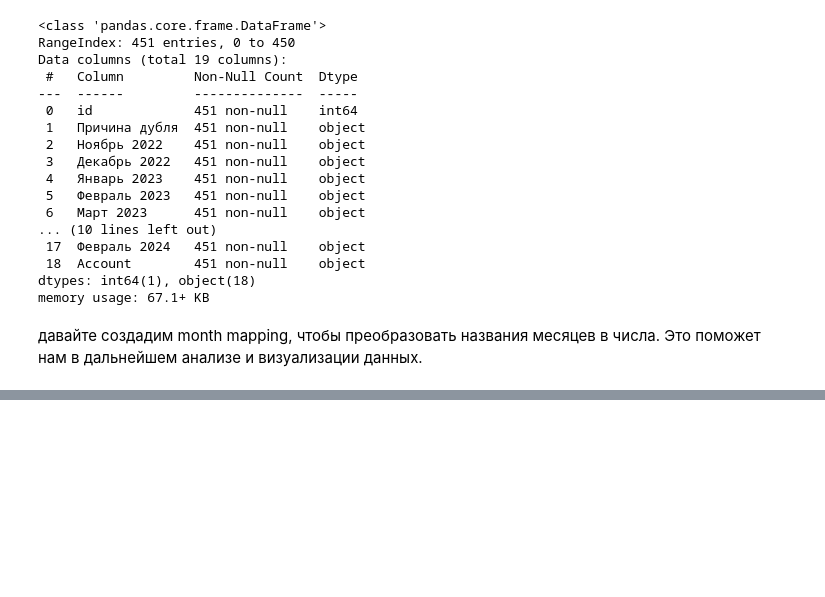
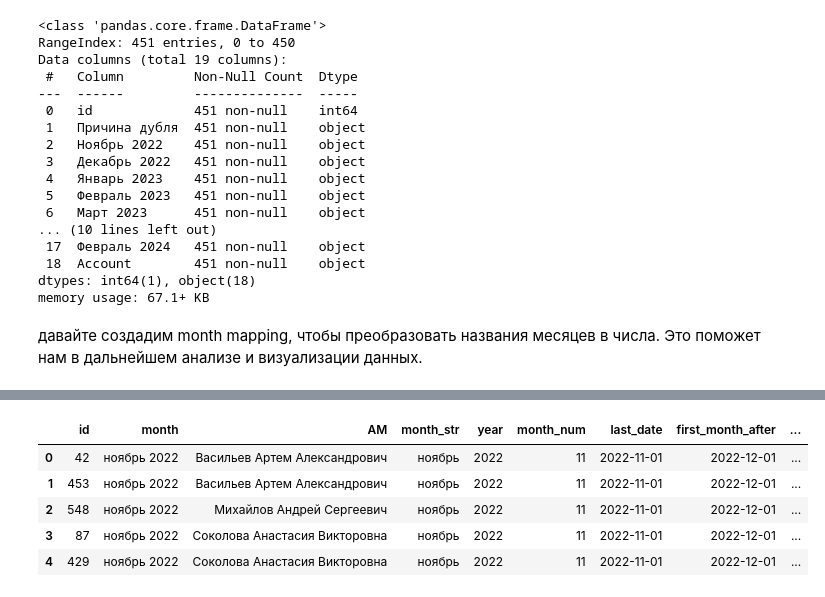
Before and after one commit to datpetr/prolongantion, a Jupyter notebook: prolognation.ipynb, the cells around one changed output, grey strips where cells are left out. Cells and saved outputs as stored; diff of their text form; code cells hidden in the pictures; blank space fills up the shorter version.

```diff
--- a/prolognation.ipynb
+++ b/prolognation.ipynb
@@ -355,0 +231,6 @@ print(df_annual_coeffs_pivot)
+# %%
+df_prolongations['month_str'] = df_prolongations['month'].str.split(' ').str[0].str.lower()
+df_prolongations['year'] = df_prolongations['month'].str.split(' ').str[1].astype(int)
+df_prolongations['month_num'] = df_prolongations['month_str'].map(month_map)
+df_prolongations['last_date'] = pd.to_datetime(df_prolongations['year'].astype(str) + '-' +
+                                              df_prolongations['month_num'].astype(str) + '-01')
@@ -355,0 +239,3 @@ print(df_annual_coeffs_pivot)
+# %%
+df_prolongations['first_month_after'] = df_prolongations['last_date'] + pd.DateOffset(months=1)
+df_prolongations['second_month_after'] = df_prolongations['last_date'] + pd.DateOffset(months=2)
@@ -355,0 +246,9 @@ print(df_annual_coeffs_pivot)
+# %%
+df_prolongations.head()
+# %% [output]
+|  | id | month | AM | month_str | year | month_num | last_date | first_month_after | ... |
+| 0 | 42 | ноябрь 2022 | Васильев Артем Александрович | ноябрь | 2022 | 11 | 2022-11-01 | 2022-12-01 | ... |
+| 1 | 453 | ноябрь 2022 | Васильев Артем Александрович | ноябрь | 2022 | 11 | 2022-11-01 | 2022-12-01 | ... |
+| 2 | 548 | ноябрь 2022 | Михайлов Андрей Сергеевич | ноябрь | 2022 | 11 | 2022-11-01 | 2022-12-01 | ... |
+| 3 | 87 | ноябрь 2022 | Соколова Анастасия Викторовна | ноябрь | 2022 | 11 | 2022-11-01 | 2022-12-01 | ... |
+| 4 | 429 | ноябрь 2022 | Соколова Анастасия Викторовна | ноябрь | 2022 | 11 | 2022-11-01 | 2022-12-01 | ... |
```
Also changed, not shown: parts of 39 cells of this notebook.
